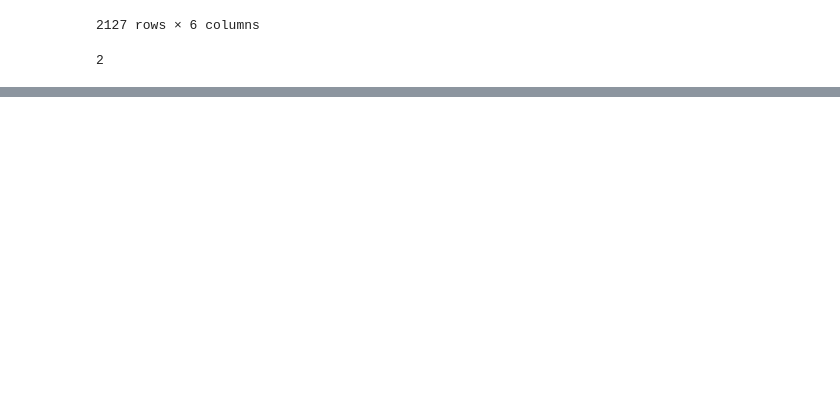
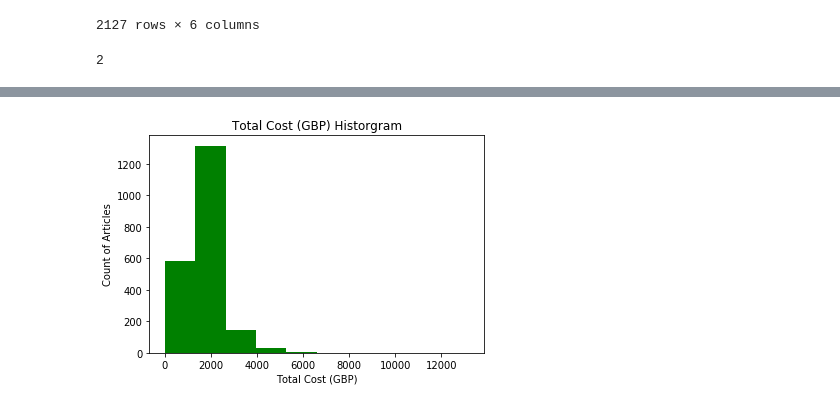
Before and after one commit to agease/Wellcome, a Jupyter notebook: Cleaning.ipynb, the cells around one changed output, grey strips where cells are left out. Drawn from its saved outputs; the diff is of its cells as text; code cells hidden in the pictures; blank space fills up the shorter version.

Commit message:
Wellcome

```diff
--- a/Cleaning.ipynb
+++ b/Cleaning.ipynb
@@ -154,5 +171,4 @@ clean
 # %%
-#clean['COST (£) charged to Wellcome (inc VAT when charged)'] = clean['COST (£) charged to Wellcome (inc VAT when charged)'].apply(lambda x: ''.join(list(filter(str.isdigit, str(x)))))
-#clean['COST (£) charged to Wellcome (inc VAT when charged)'] = clean['COST (£) charged to Wellcome (inc VAT when charged)']/100
+clean['COST (£) charged to Wellcome (inc VAT when charged)'] = clean['COST (£) charged to Wellcome (inc VAT when charged)'].apply(lambda x: ''.join(list(filter(str.isdigit, str(x)))))
 # %%
 clean
@@ -158,0 +194,2 @@ clean
+# %%
+clean['COST (£) charged to Wellcome (inc VAT when charged)'] = clean['COST (£) charged to Wellcome (inc VAT when charged)'].apply(lambda x: float(x)/100)
@@ -159,3 +217,12 @@ clean
 # %%
-plt.plot(clean['COST (£) charged to Wellcome (inc VAT when charged)'])
-plt.show()
+clean.rename(columns={'COST (£) charged to Wellcome (inc VAT when charged)':'Total Cost (GBP)'}, inplace=True)
+# %%
+clean['Total Cost (GBP)'] = clean['Total Cost (GBP)'].apply(lambda x : None if x > 50000 else x)
+# %%
+plt.hist(clean['Total Cost (GBP)'], color='green')
+plt.xlabel('Total Cost (GBP)')
+plt.ylabel('Count of Articles')
+plt.title('Total Cost (GBP) Historgram')
+plt.show()
+# %% [output]
+[figure, added]
```
Also changed, not shown: parts of 6 cells of this notebook.
